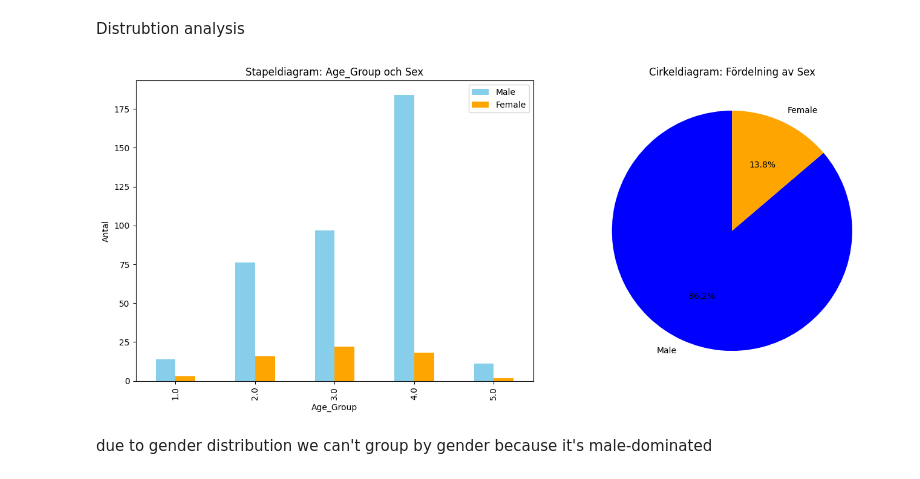
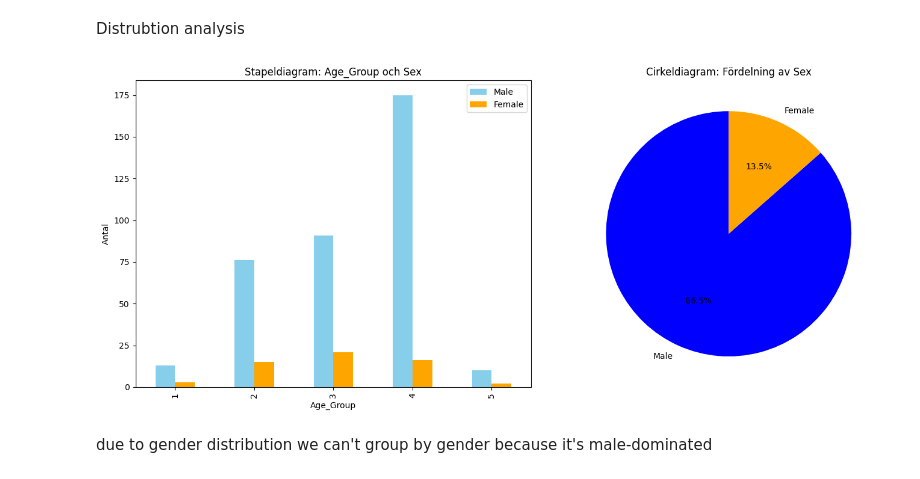
Before and after one commit to Nippe92/datareduction-task, a Jupyter notebook: railroad.ipynb, the cells around one changed output. Cells and saved outputs as stored; diff of their text form; code cells hidden in the pictures.

```diff
--- a/railroad.ipynb
+++ b/railroad.ipynb
@@ -417,30 +417,30 @@ Distrubtion analysis
 # %%
 import matplotlib.pyplot as plt
 import pandas as pd
 
 
-age_sex_counts = railroad_df.groupby(['Age_Group', 'Sex']).size().unstack()
+age_sex_counts = railroad_df_clean.groupby(['Age_Group', 'Sex']).size().unstack()
 
 
-sex_totals = railroad_df['Sex'].value_counts()
+sex_totals = railroad_df_clean['Sex'].value_counts()
 
 
 fig, axes = plt.subplots(1, 2, figsize=(14, 6))  # 1 rad, 2 kolumner
 
 
 age_sex_counts.plot(kind='bar', ax=axes[0], color=['skyblue', 'orange'])
 axes[0].set_title('Stapeldiagram: Age_Group och Sex')
 axes[0].set_xlabel('Age_Group')
 axes[0].set_ylabel('Antal')
 axes[0].legend(['Male', 'Female'])
 
 axes[1].pie(sex_totals, labels=['Male', 'Female'], autopct='%1.1f%%', startangle=90, colors=['blue', 'orange'])
 axes[1].set_title('Cirkeldiagram: Fördelning av Sex')
 
 plt.tight_layout()
 plt.show()
 # %% [output]
-[figure, old version]
+[figure, new version]
 # %% [markdown]
 due to gender distribution we can't group by gender because it's male-dominated
 # %% [markdown]
```
Also changed, not shown: parts of 8 cells of this notebook.
